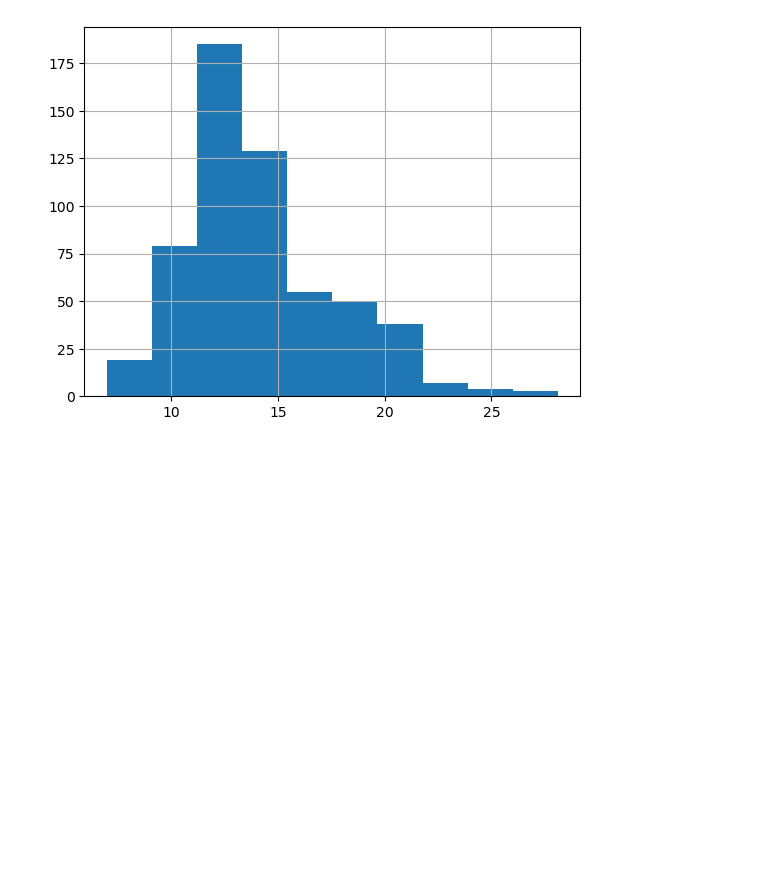
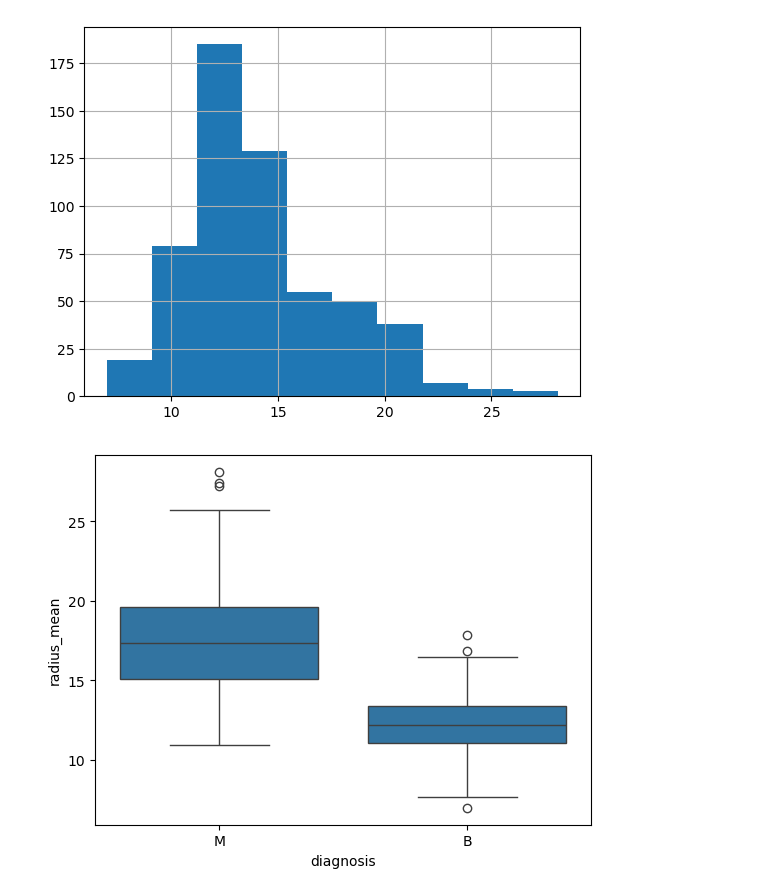
Before and after one commit to jaaaaakub/studia_ai, a Jupyter notebook: notebooks/zad1.ipynb, the cells around one changed output. Drawn from its saved outputs; the diff is of its cells as text; code cells hidden in the pictures; blank space fills up the shorter version.

```diff
--- a/notebooks/zad1.ipynb
+++ b/notebooks/zad1.ipynb
@@ -58,3 +59,8 @@ b_cancer["radius_mean"].hist()
 # %% [output]
 <Axes: >
 [figure]
+# %%
+sns.boxplot(x='diagnosis', y='radius_mean', data=b_cancer)
+plt.pyplot.show()
+# %% [output]
+[figure, added]
```
Also changed, not shown: parts of 2 cells of this notebook, 2 other files.
